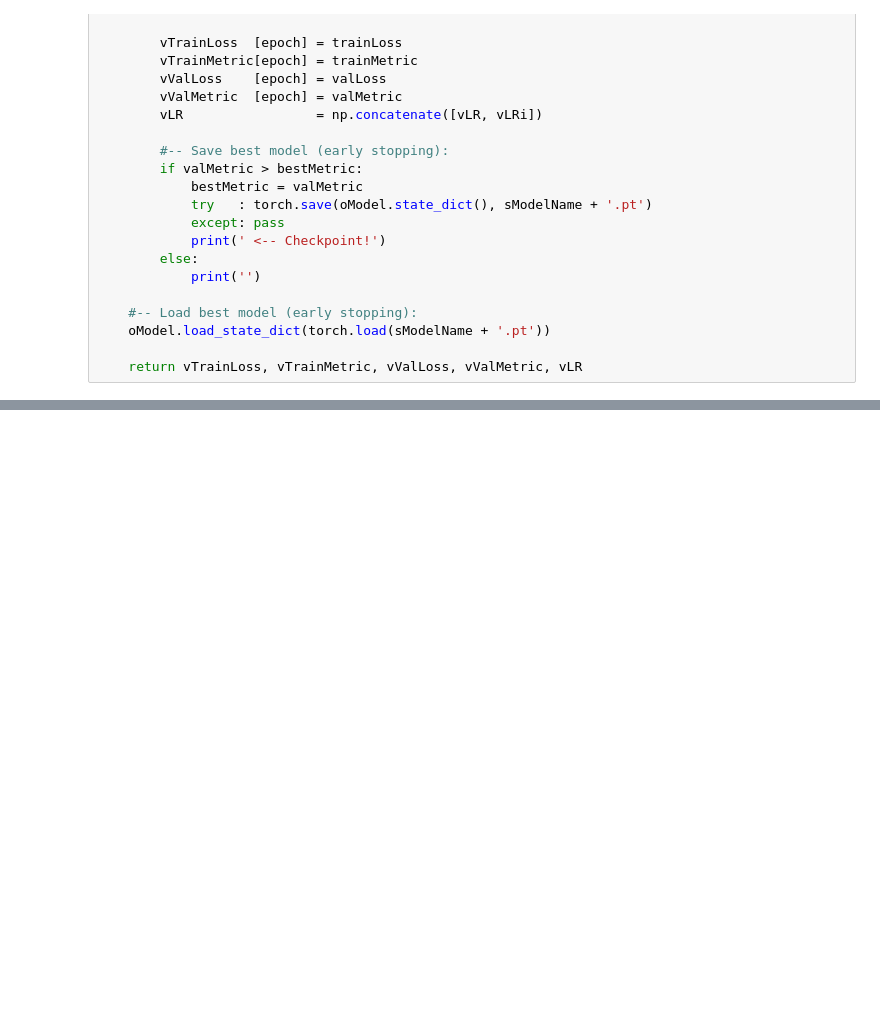
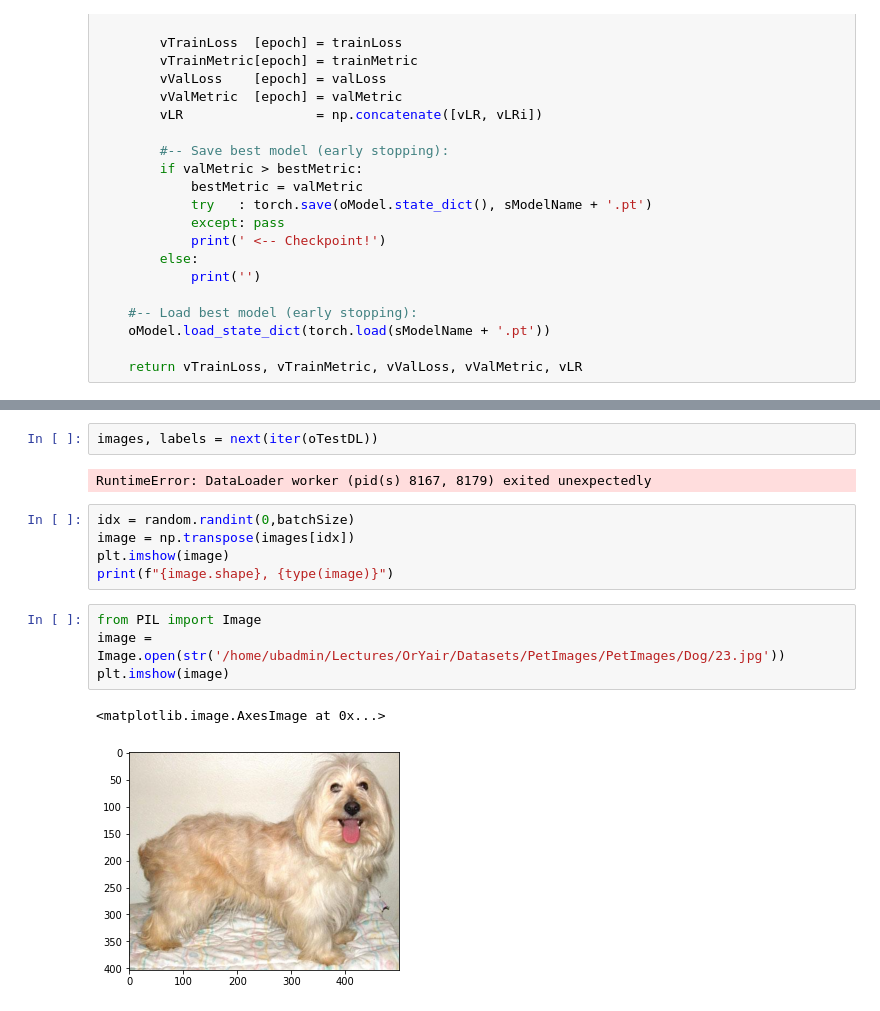
Before and after one commit to amitliron/My_AI_Exercises, a Jupyter notebook: TestCnnFeaturesExtraction/CnnFeatureExtraction.ipynb, the cells around one changed output, grey strips where cells are left out. Saved outputs shown, nothing was run; the diff lists cells and outputs as text; blank space fills up the shorter version.

```diff
--- a/TestCnnFeaturesExtraction/CnnFeatureExtraction.ipynb
+++ b/TestCnnFeaturesExtraction/CnnFeatureExtraction.ipynb
@@ -210,0 +260,16 @@ NameError: name 'DEVICE' is not defined
+# %%
+images, labels = next(iter(oTestDL))
+# %% [output]
+RuntimeError: DataLoader worker (pid(s) 8167, 8179) exited unexpectedly
+# %%
+idx = random.randint(0,batchSize)
+image = np.transpose(images[idx])
+plt.imshow(image)
+print(f"{image.shape}, {type(image)}")
+# %%
+from PIL import Image
+image = Image.open(str('/home/ubadmin/Lectures/OrYair/Datasets/PetImages/PetImages/Dog/23.jpg'))
+plt.imshow(image)
+# %% [output]
+<matplotlib.image.AxesImage at 0x...>
+[figure, added]
```
Also changed, not shown: parts of 17 cells of this notebook.
